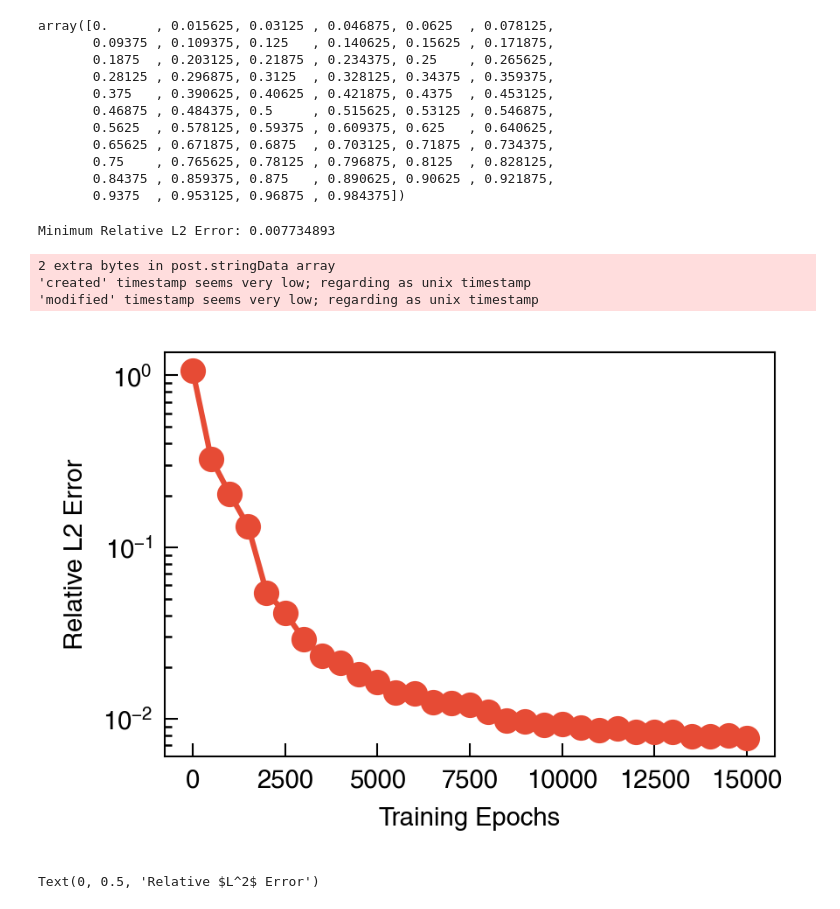
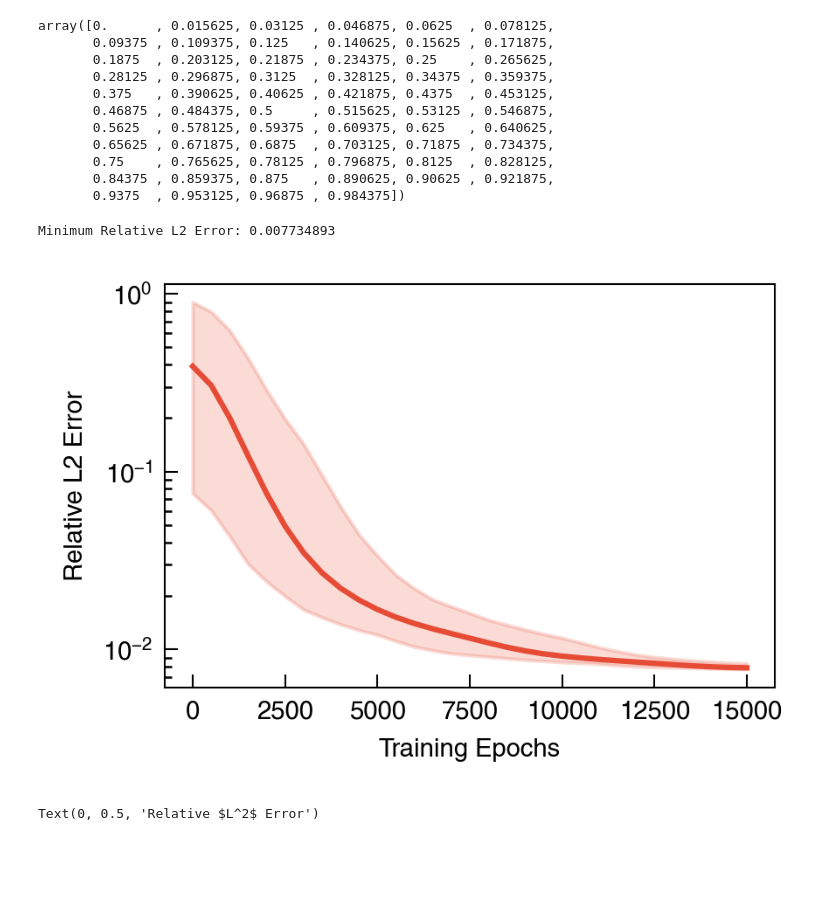
Before and after one commit to NanxiiChen/PI-CViT, a Jupyter notebook: burgers/eval.ipynb, the cells around one changed output. Drawn from its saved outputs; the diff is of its cells as text; code cells hidden in the pictures; blank space fills up the shorter version.

```diff
--- a/burgers/eval.ipynb
+++ b/burgers/eval.ipynb
@@ -335,20 +335,25 @@ for epoch in epochs:
     total_l2 = jnp.mean(total_l2)
     l2_logs.append(total_l2)
 # %%
+from models.utils import smooth_loss_log_gaussian
+
+mean, lower, upper = smooth_loss_log_gaussian(jnp.array(l2_logs),
+                                              sigma=2,
+                                              n_boot=500,)
+
 fig, ax = plt.subplots(figsize=(3, 2))
-ax.plot(epochs, l2_logs, marker="o")
+# ax.plot(epochs, l2_logs, marker="o")
+ax.plot(epochs, mean, label="Mean", color="C0",)
+ax.fill_between(epochs, lower, upper, alpha=0.2, label="95% CI", color="C0")
 ax.set_yscale("log")
 ax.set_xlabel("Training Epochs")
 ax.set_ylabel("Relative L2 Error")
 print("Minimum Relative L2 Error:", jnp.min(jnp.array(l2_logs)))
-fig.savefig("./figures/burgers_test_l2_convergence.png", dpi=300, bbox_inches="tight", pad_inches=0.0)
-fig.savefig("./figures/burgers_test_l2_convergence.pdf", dpi=300, bbox_inches="tight", pad_inches=0.0)
+# fig.savefig("./figures/burgers_test_l2_convergence.png", dpi=300, bbox_inches="tight", pad_inches=0.0)
+# fig.savefig("./figures/burgers_test_l2_convergence.pdf", dpi=300, bbox_inches="tight", pad_inches=0.0)
 # %% [output]
 Minimum Relative L2 Error: 0.007734893
-2 extra bytes in post.stringData array
-'created' timestamp seems very low; regarding as unix timestamp
-'modified' timestamp seems very low; regarding as unix timestamp
-[figure, old version]
+[figure, new version]
 # %%
 import pandas as pd
 df = pd.read_csv("./burgers/data_vs_physics.txt", sep=",")
```
Also changed, not shown: parts of 1 cell of this notebook.
